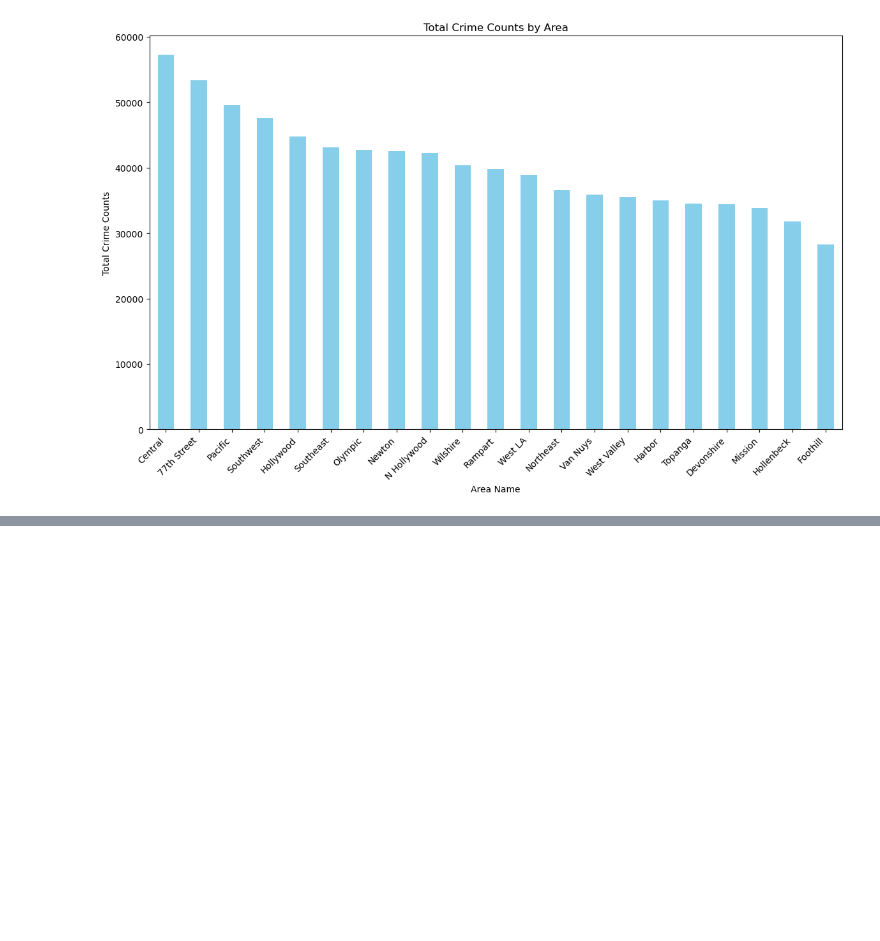
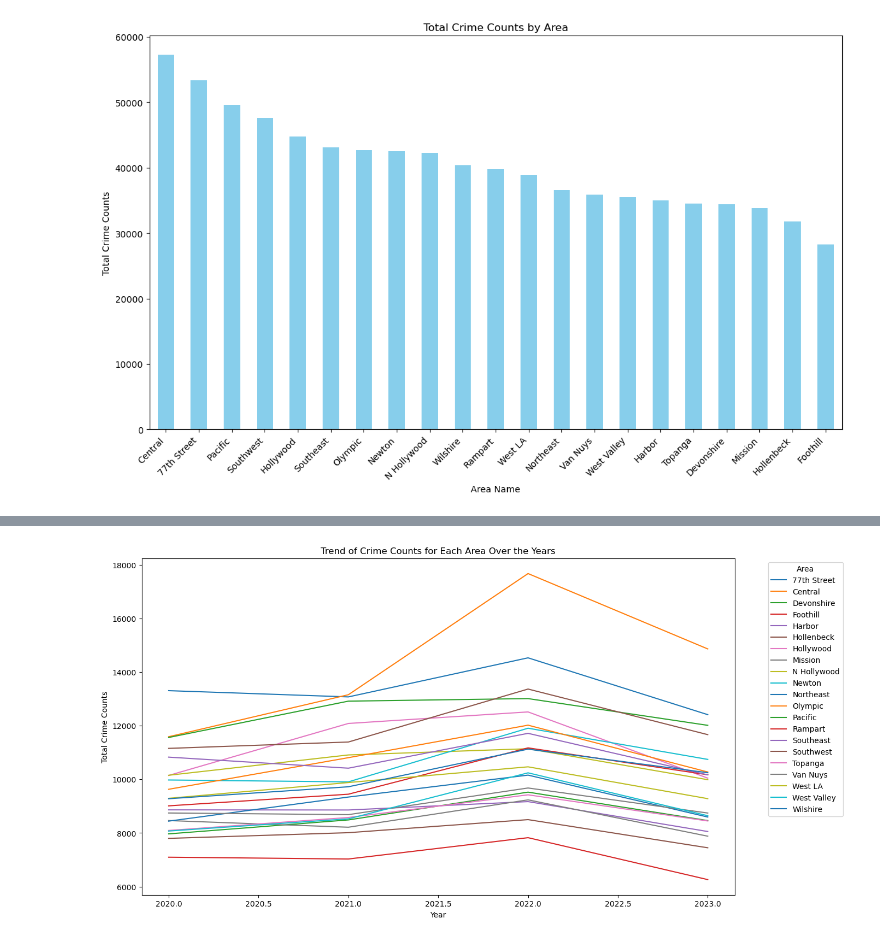
Before and after one commit to qazifabiahoq/Project_Crime_in_La_2020-Dec2023, a Jupyter notebook: Crime_LA.ipynb, the cells around one changed output, grey strips where cells are left out. Saved outputs shown, nothing was run; the diff lists cells and outputs as text; code cells hidden in the pictures; blank space fills up the shorter version.

```diff
--- a/Crime_LA.ipynb
+++ b/Crime_LA.ipynb
@@ -118,0 +147,25 @@ plt.show()
+# %%
+# Convert 'DATE OCC' to datetime format
+crime_data['DATE OCC'] = pd.to_datetime(crime_data['DATE OCC'])
+
+# Extract the year from the 'DATE OCC' column
+crime_data['Year'] = crime_data['DATE OCC'].dt.year
+
+# Line plot showing the trend of crime counts for each area over the years
+plt.figure(figsize=(14, 8))
+
+# Group by 'Year' and 'AREA NAME' and calculate total crime counts
+crime_counts_by_area_year = crime_data.groupby(['Year', 'AREA NAME'])['DR_NO'].count().reset_index()
+
+# Iterate over unique areas and plot individual lines
+for area in crime_counts_by_area_year['AREA NAME'].unique():
+    area_data = crime_counts_by_area_year[crime_counts_by_area_year['AREA NAME'] == area]
+    plt.plot(area_data['Year'], area_data['DR_NO'], label=area)
+
+plt.title('Trend of Crime Counts for Each Area Over the Years')
+plt.xlabel('Year')
+plt.ylabel('Total Crime Counts')
+plt.legend(title='Area', bbox_to_anchor=(1.05, 1), loc='upper left')
+plt.show()
+# %% [output]
+[figure, added]
```
Also changed, not shown: parts of 6 cells of this notebook.
